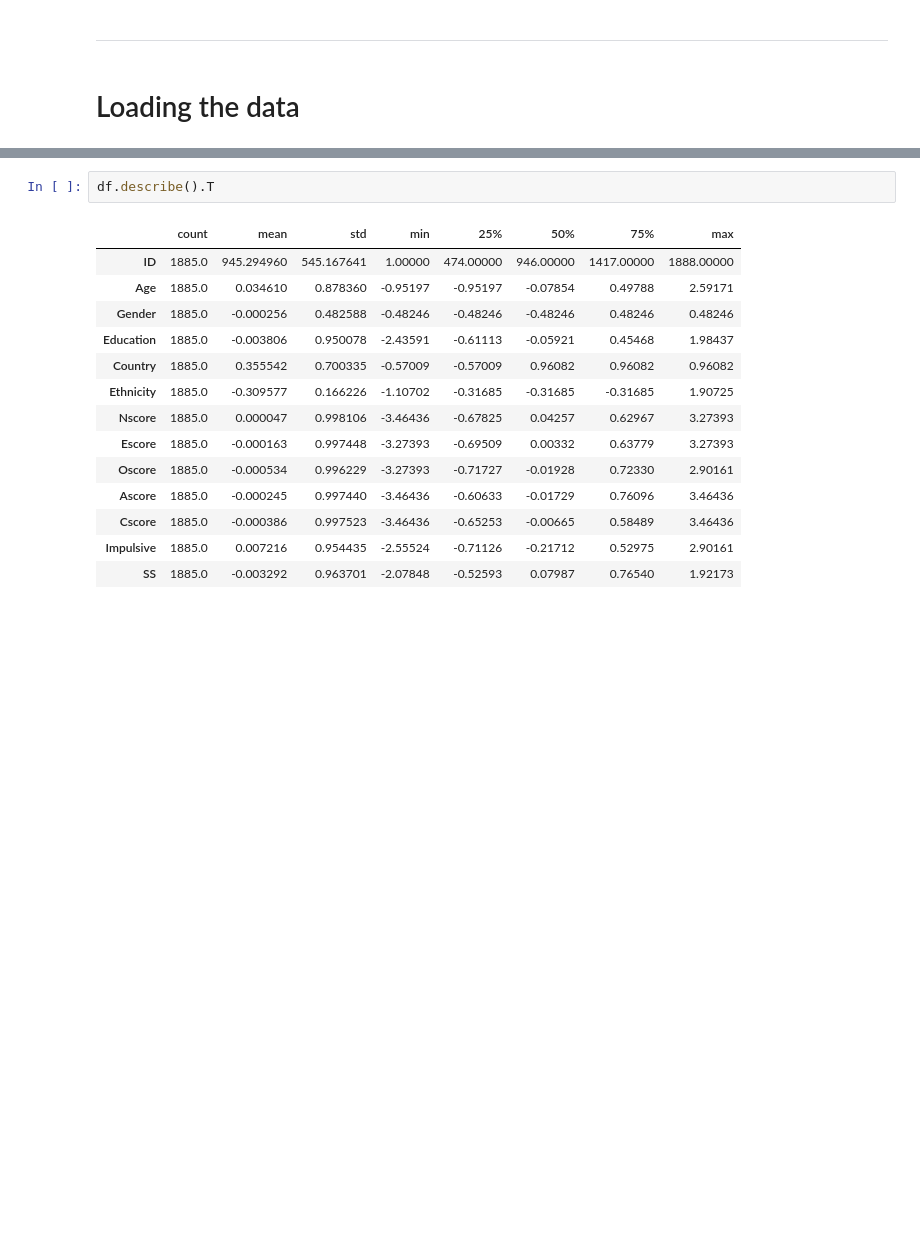
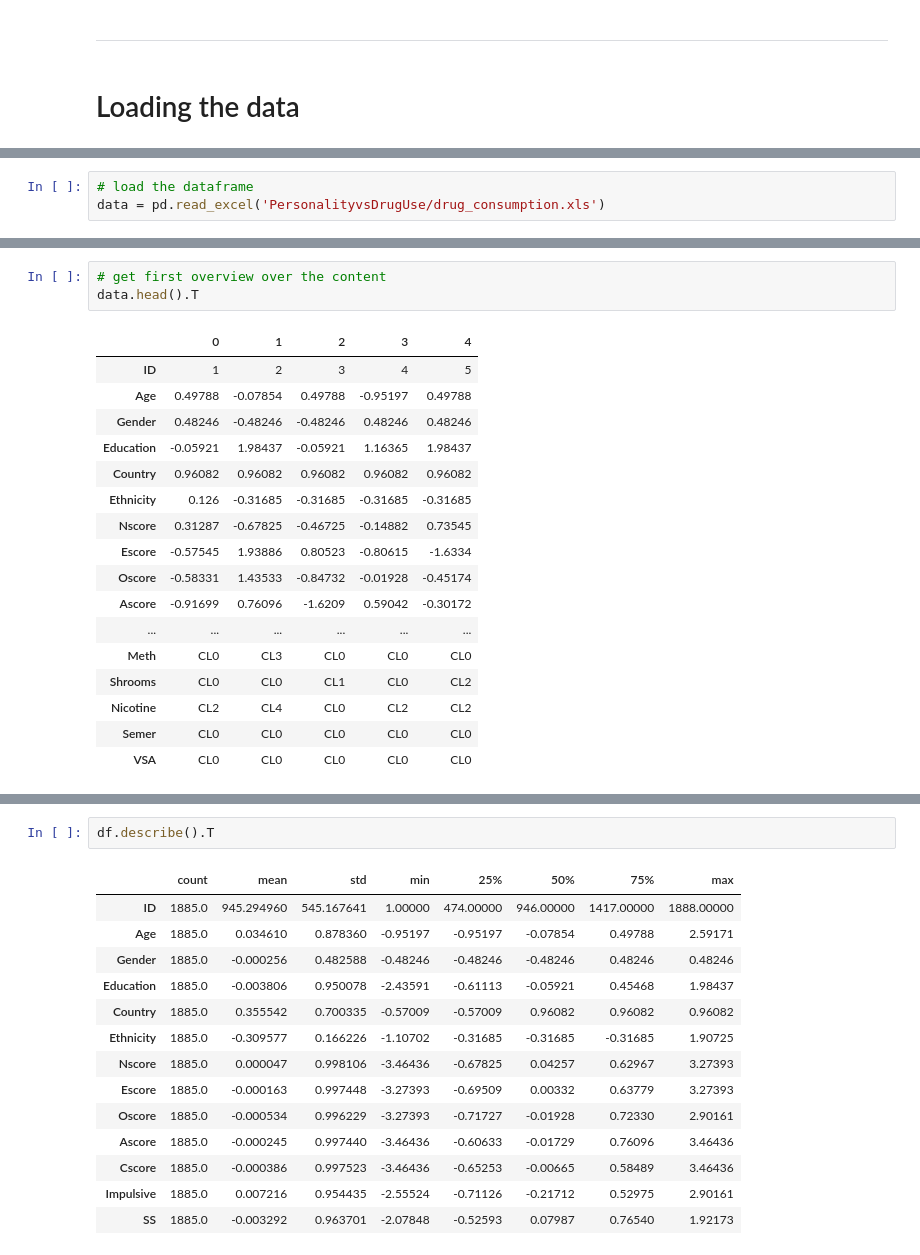
Before and after one commit to dave-py/Project2-Prediction, a Jupyter notebook: DrugAbuse.ipynb, the cells around one changed output, grey strips where cells are left out. Drawn from its saved outputs; the diff is of its cells as text; blank space fills up the shorter version.

Commit message:
update data cleaning and exploration

```diff
--- a/DrugAbuse.ipynb
+++ b/DrugAbuse.ipynb
@@ -55,0 +62,3 @@ cd ..
+# %%
+# load the dataframe
+data = pd.read_excel('PersonalityvsDrugUse/drug_consumption.xls')
@@ -55,0 +91,21 @@ cd ..
+# %%
+# get first overview over the content
+data.head().T
+# %% [output]
+|  | 0 | 1 | 2 | 3 | 4 |
+| ID | 1 | 2 | 3 | 4 | 5 |
+| Age | 0.49788 | -0.07854 | 0.49788 | -0.95197 | 0.49788 |
+| Gender | 0.48246 | -0.48246 | -0.48246 | 0.48246 | 0.48246 |
+| Education | -0.05921 | 1.98437 | -0.05921 | 1.16365 | 1.98437 |
+| Country | 0.96082 | 0.96082 | 0.96082 | 0.96082 | 0.96082 |
+| Ethnicity | 0.126 | -0.31685 | -0.31685 | -0.31685 | -0.31685 |
+| Nscore | 0.31287 | -0.67825 | -0.46725 | -0.14882 | 0.73545 |
+| Escore | -0.57545 | 1.93886 | 0.80523 | -0.80615 | -1.6334 |
+| Oscore | -0.58331 | 1.43533 | -0.84732 | -0.01928 | -0.45174 |
+| Ascore | -0.91699 | 0.76096 | -1.6209 | 0.59042 | -0.30172 |
+| ... | ... | ... | ... | ... | ... |
+| Meth | CL0 | CL3 | CL0 | CL0 | CL0 |
+| Shrooms | CL0 | CL0 | CL1 | CL0 | CL2 |
+| Nicotine | CL2 | CL4 | CL0 | CL2 | CL2 |
+| Semer | CL0 | CL0 | CL0 | CL0 | CL0 |
+| VSA | CL0 | CL0 | CL0 | CL0 | CL0 |
```
Also changed, not shown: parts of 23 cells of this notebook, 10 other files.
